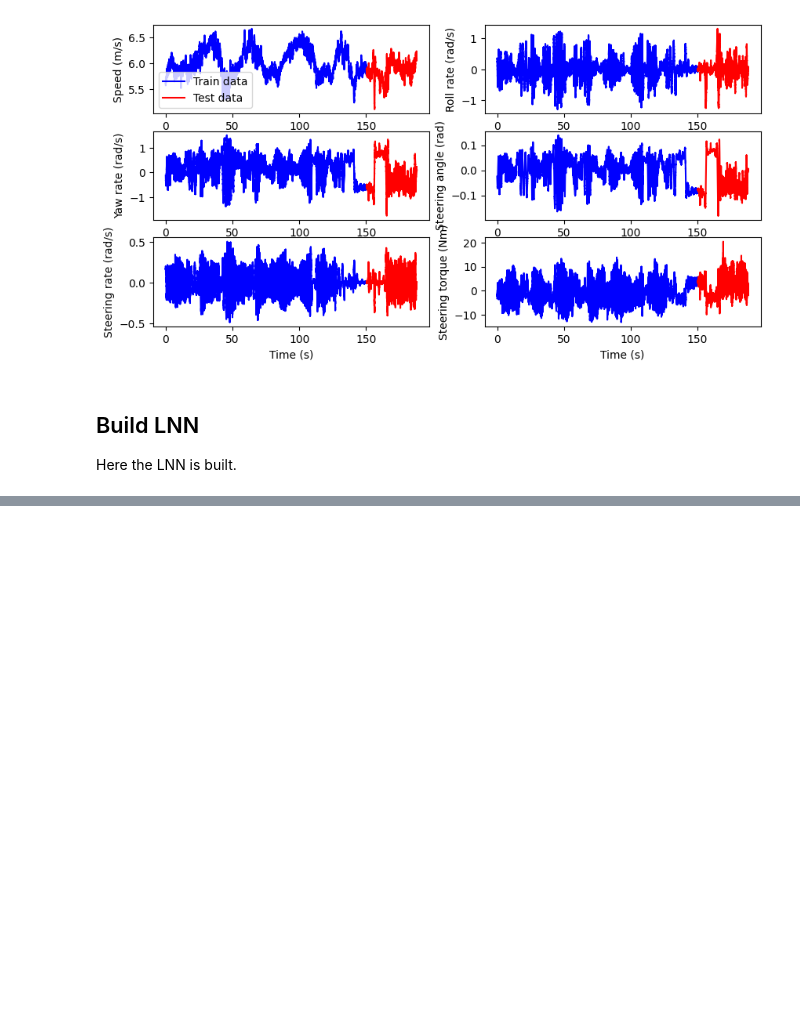
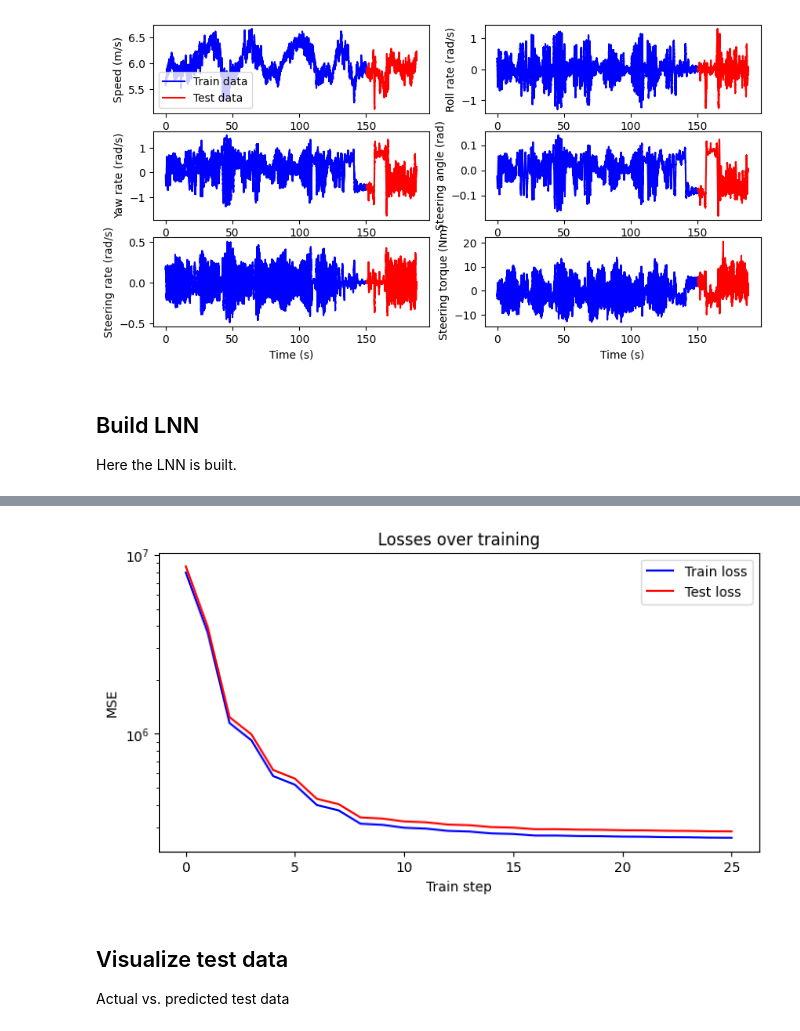
Before and after one commit to stefphd/bicycle-lnn, a Jupyter notebook: main.ipynb, the cells around one changed output, grey strips where cells are left out. Cells and saved outputs as stored; diff of their text form; code cells hidden in the pictures; blank space fills up the shorter version.

```diff
--- a/main.ipynb
+++ b/main.ipynb
@@ -73,6 +90,7 @@ datamat = scio.loadmat("data.mat")
 print(datamat.keys()) # print fields of datamat
 datamat["time"] = datamat["time"] - datamat["time"][0]; # set initial time to 0
 datamat["sample"] = datamat["sample"] - datamat["sample"][0]; # set initial sample to 0
+time_step = datamat["time"][1] - datamat["time"][0] # time step
 # %% [output]
 dict_keys(['__header__', '__version__', '__globals__', 'speed', 'distance', 'acc_x', 'acc_y', 'acc_z', 'gyro_x', 'gyro_y', 'gyro_z', 'mag_x', 'mag_y', 'mag_z', 'latitude', 'longitude', 'gps_speed', 's ...
 # %% [markdown]
@@ -187,0 +261,13 @@ def loss(params, batch, time_step=None):
+# %%
+for iteration in range(batch_size*num_batches + 1):
+  if iteration & batch_size == 0:
+    params = get_params(opt_state)
+    train_loss = loss(params, (xtrain, tautrain), time_step)
+    train_losses.append(train_loss)
+    test_loss = loss(params, (xtest, tautest), time_step)
+    test_losses.append(test_loss)
+    if iteration & (batch_size*test_every) == 0:
+      print(f"iter={iteration}, train loss={train_loss:.6f}, test_loss={test_loss:.6f}")
+  opt_state = update_timestep(iteration, opt_state, (xtrain, tautrain), time_step)
+
+params = get_params(opt_state)
@@ -187,0 +277,18 @@ def loss(params, batch, time_step=None):
+# %%
+# Plot losses over training
+plt.figure(figsize=(8,4))
+plt.plot(train_losses, trainlinespecs, label="Train loss")
+plt.plot(test_losses, testlinespecs, label="Test loss")
+plt.yscale("log")
+plt.title("Losses over training")
+plt.xlabel("Train step")
+plt.ylabel("MSE")
+plt.legend()
+
+plt.show()
+# %% [output]
+[figure, added]
+# %% [markdown]
+## Visualize test data
+
+Actual vs. predicted test data
```
Also changed, not shown: parts of 9 cells of this notebook.
